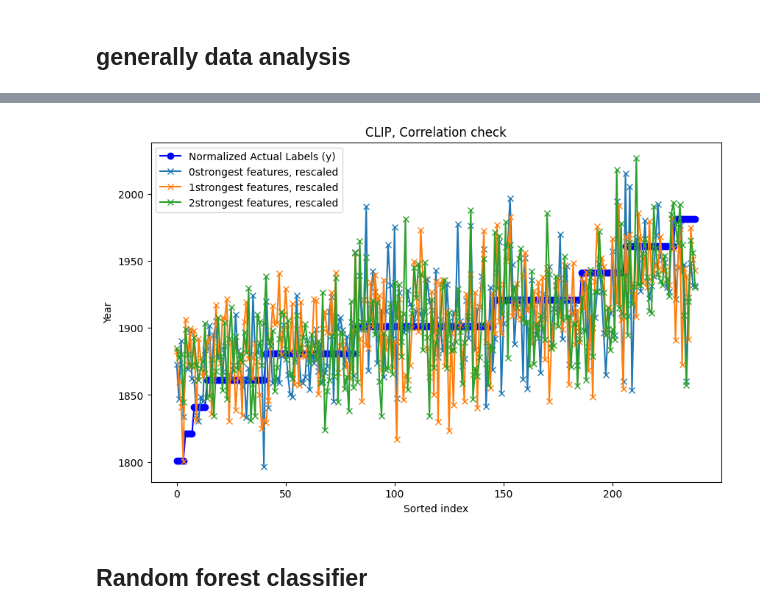
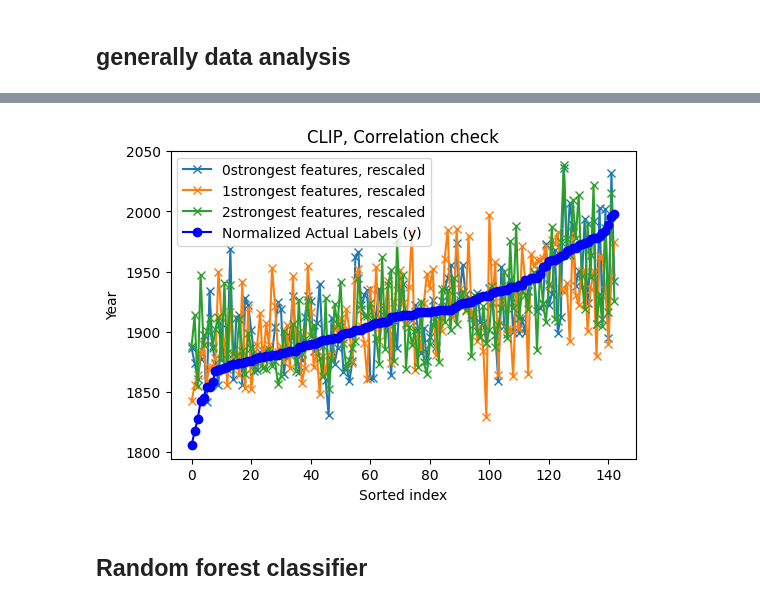
Before and after one commit to MissTiny/MLProject, a Jupyter notebook: classification_CLIPs.ipynb, the cells around one changed output, grey strips where cells are left out. Saved outputs shown, nothing was run; the diff lists cells and outputs as text; code cells hidden in the pictures.

```diff
--- a/classification_CLIPs.ipynb
+++ b/classification_CLIPs.ipynb
@@ -146,6 +149,12 @@ def date_to_class(y, interval_year = interval_year, range_year = range_year, min
     y_class = np.zeros_like(y)
     for i in range(y_class.shape[0]):
         y_class[i] = (y[i] - min_year)//interval_year
+    return y_class
+
+def date_floor(y, interval_year = interval_year, range_year = range_year, min_year=min_year, max_year=max_year, year_book = year_book):
+    y_class = np.zeros_like(y)
+    for i in range(y_class.shape[0]):
+        y_class[i] = (y[i] - min_year)//interval_year*interval_year + min_year
     return y_class
 
 def date_nearby(y, interval_year = interval_year, range_year = range_year, min_year=min_year, max_year=max_year, year_book = year_book):
@@ -193,40 +206,41 @@ plt.show()
 # %%
 corre_index = np.argsort(correlation_record)[::-1]
-y_train_f = date_floor(y_train)
+# y_train_f = date_floor(y_train)
 
 
-sample_size = int(len(y_train_f) * 0.005)  # Adjust the percentage as needed
+sample_size = int(len(y_train_f) * 0.003)  # Adjust the percentage as needed
 indices = np.random.choice(len(y_train_f), sample_size, replace=False)
 
 
 
-y_train_show = y_train_f
+y_train_show = y_train
 y_train_show = y_train_show[indices]
 year_sorted = np.argsort(y_train_show)
 y_train_show = y_train_show[year_sorted]
 show_mean = np.mean(y_train_show)
 show_std = np.std(y_train_show)
 
 num_pre = 3
 # Plotting
-plt.figure(figsize=(10, 6))
+plt.figure(figsize=(6, 4))
 
-plt.plot(y_train_show, label='Normalized Actual Labels (y)', marker='o', linestyle='-', color='b')
 for i in range(num_pre):
     feature_to_show = X_train[indices][:,corre_index[i]][year_sorted]
     feature_mean = np.mean(feature_to_show)
     feature_std = np.std(feature_to_show)
     feature_to_show = (feature_to_show-feature_mean)/feature_std*show_std+show_mean
     plt.plot(feature_to_show, label=str(i)+"strongest features, rescaled" , marker='x',linestyle='-')
+plt.plot(y_train_show, label='Normalized Actual Labels (y)', marker='o', linestyle='-', color='b')
+
 
 plt.xlabel('Sorted index')
 plt.ylabel('Year')
 plt.title('CLIP, Correlation check')
 plt.legend()
 
 plt.show()
 # %% [output]
-[figure, old version]
+[figure, new version]
 # %% [markdown]
 ## Random forest classifier
 # %% [markdown]
```
Also changed, not shown: parts of 12 cells of this notebook, 5 other files.
